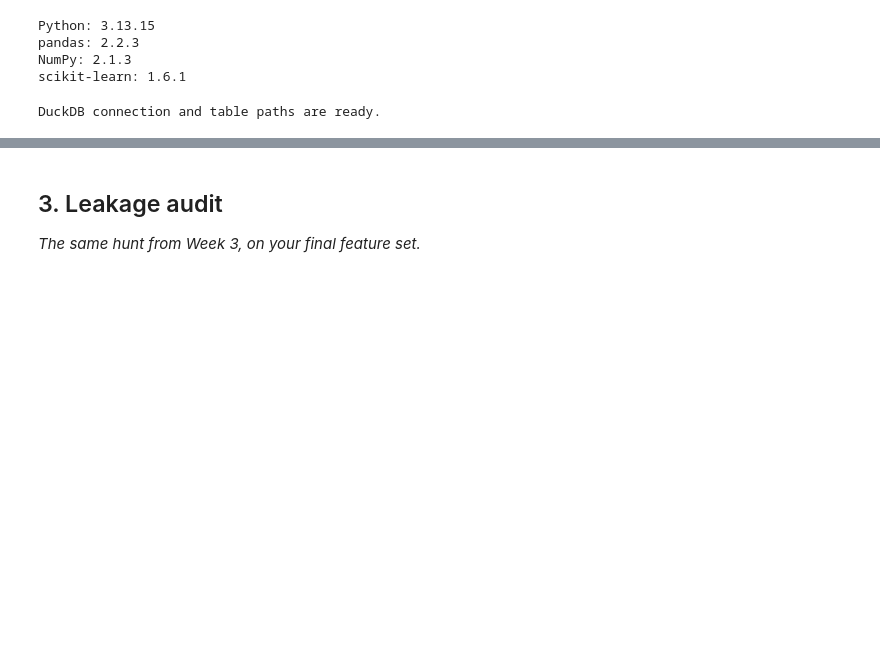
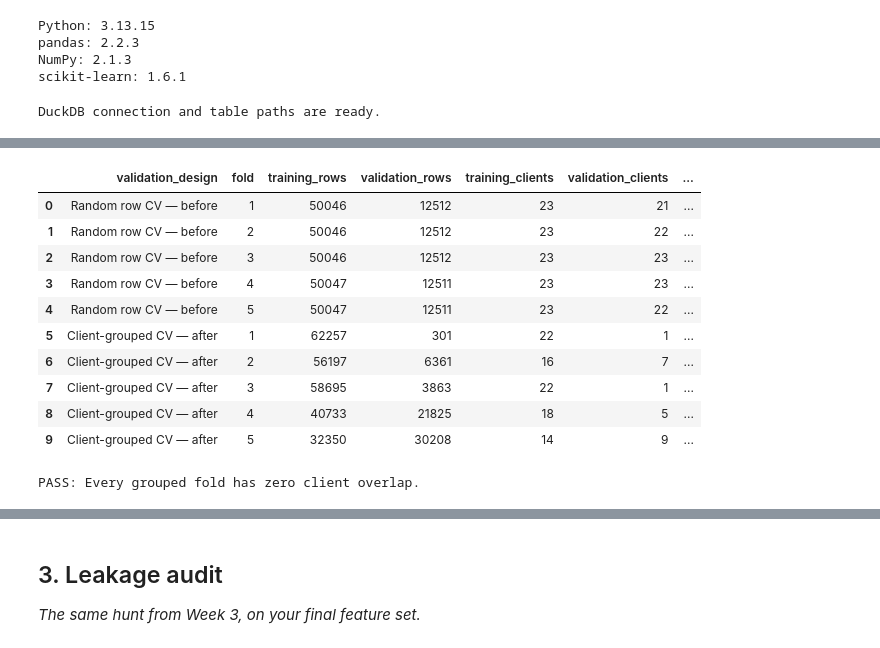
Before and after one commit to bsiddan25/Flyrankproject, a Jupyter notebook: work/notebooks/w06_validation_audit.ipynb, the cells around one changed output, grey strips where cells are left out. Saved outputs shown, nothing was run; the diff lists cells and outputs as text; code cells hidden in the pictures; blank space fills up the shorter version.

```diff
--- a/work/notebooks/w06_validation_audit.ipynb
+++ b/work/notebooks/w06_validation_audit.ipynb
@@ -166,0 +580,53 @@ print(f"Monthly summary rows: {len(monthly_summary):,}")
+# %%
+grouped_splitter = StratifiedGroupKFold(
+    n_splits=5,
+    shuffle=True,
+    random_state=RANDOM_STATE,
+)
+
+grouped_oof_scores, grouped_fold_summary = (
+    generate_oof_predictions(
+        splitter=grouped_splitter,
+        X=X,
+        y=y,
+        groups=groups,
+        design_name="Client-grouped CV — after",
+        use_groups=True,
+    )
+)
+# %%
+fold_summary = pd.concat(
+    [
+        random_fold_summary,
+        grouped_fold_summary,
+    ],
+    ignore_index=True,
+)
+
+fold_summary["validation_base_rate"] = (
+    100 * fold_summary["validation_base_rate"]
+).round(2)
+
+display(fold_summary)
+# %% [output]
+|  | validation_design | fold | training_rows | validation_rows | training_clients | validation_clients | ... |
+| 0 | Random row CV — before | 1 | 50046 | 12512 | 23 | 21 | ... |
+| 1 | Random row CV — before | 2 | 50046 | 12512 | 23 | 22 | ... |
+| 2 | Random row CV — before | 3 | 50046 | 12512 | 23 | 23 | ... |
+| 3 | Random row CV — before | 4 | 50047 | 12511 | 23 | 23 | ... |
+| 4 | Random row CV — before | 5 | 50047 | 12511 | 23 | 22 | ... |
+| 5 | Client-grouped CV — after | 1 | 62257 | 301 | 22 | 1 | ... |
+| 6 | Client-grouped CV — after | 2 | 56197 | 6361 | 16 | 7 | ... |
+| 7 | Client-grouped CV — after | 3 | 58695 | 3863 | 22 | 1 | ... |
+| 8 | Client-grouped CV — after | 4 | 40733 | 21825 | 18 | 5 | ... |
+| 9 | Client-grouped CV — after | 5 | 32350 | 30208 | 14 | 9 | ... |
+# %%
+grouped_overlap = grouped_fold_summary[
+    "overlapping_clients"
+].sum()
+
+assert grouped_overlap == 0
+
+print("PASS: Every grouped fold has zero client overlap.")
+# %% [output]
+PASS: Every grouped fold has zero client overlap.
```
Also changed, not shown: parts of 24 cells of this notebook.
